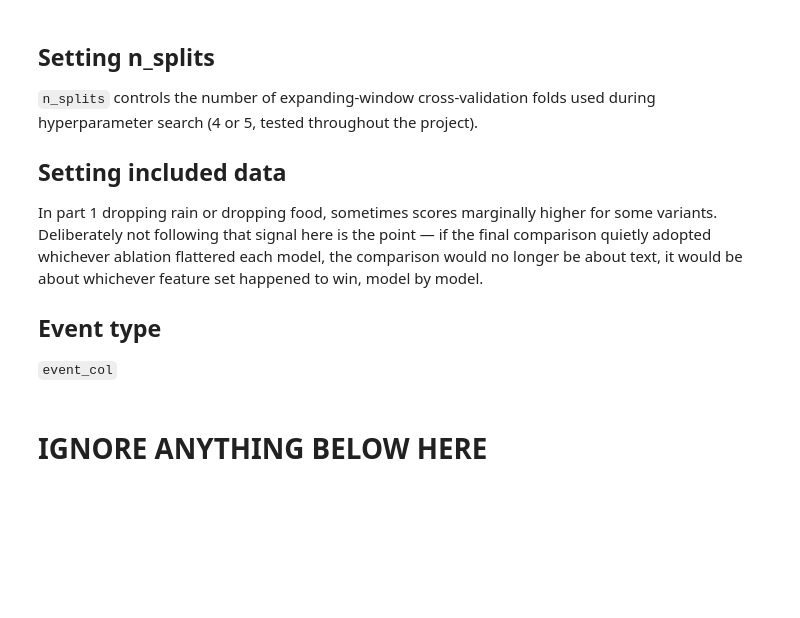
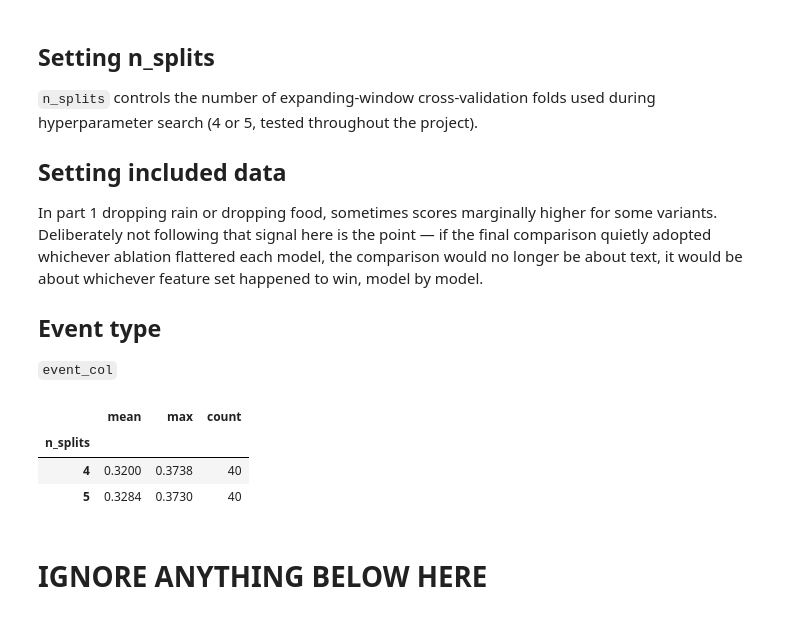
Before and after one commit to eviejones/msc-final-project, a Jupyter notebook: notebooks/03_results.ipynb, the cells around one changed output. Cells and saved outputs as stored; diff of their text form; code cells hidden in the pictures; blank space fills up the shorter version.

Commit message:
fix: correct results

```diff
--- a/notebooks/03_results.ipynb
+++ b/notebooks/03_results.ipynb
@@ -178,6 +180,13 @@ In part 1 dropping rain or dropping food, sometimes scores marginally higher for
 
 ## Event type
 `event_col`
+# %%
+results.groupby("n_splits")["onset_aupr"].agg(["mean", "max", "count"]).round(4)
+# %% [output]
+|  | mean | max | count |
+| n_splits |  |  |  |
+| 4 | 0.3200 | 0.3738 | 40 |
+| 5 | 0.3284 | 0.3730 | 40 |
 # %% [markdown]
 # IGNORE ANYTHING BELOW HERE
 # %% [markdown]
```
Also changed, not shown: parts of 4 cells of this notebook.
